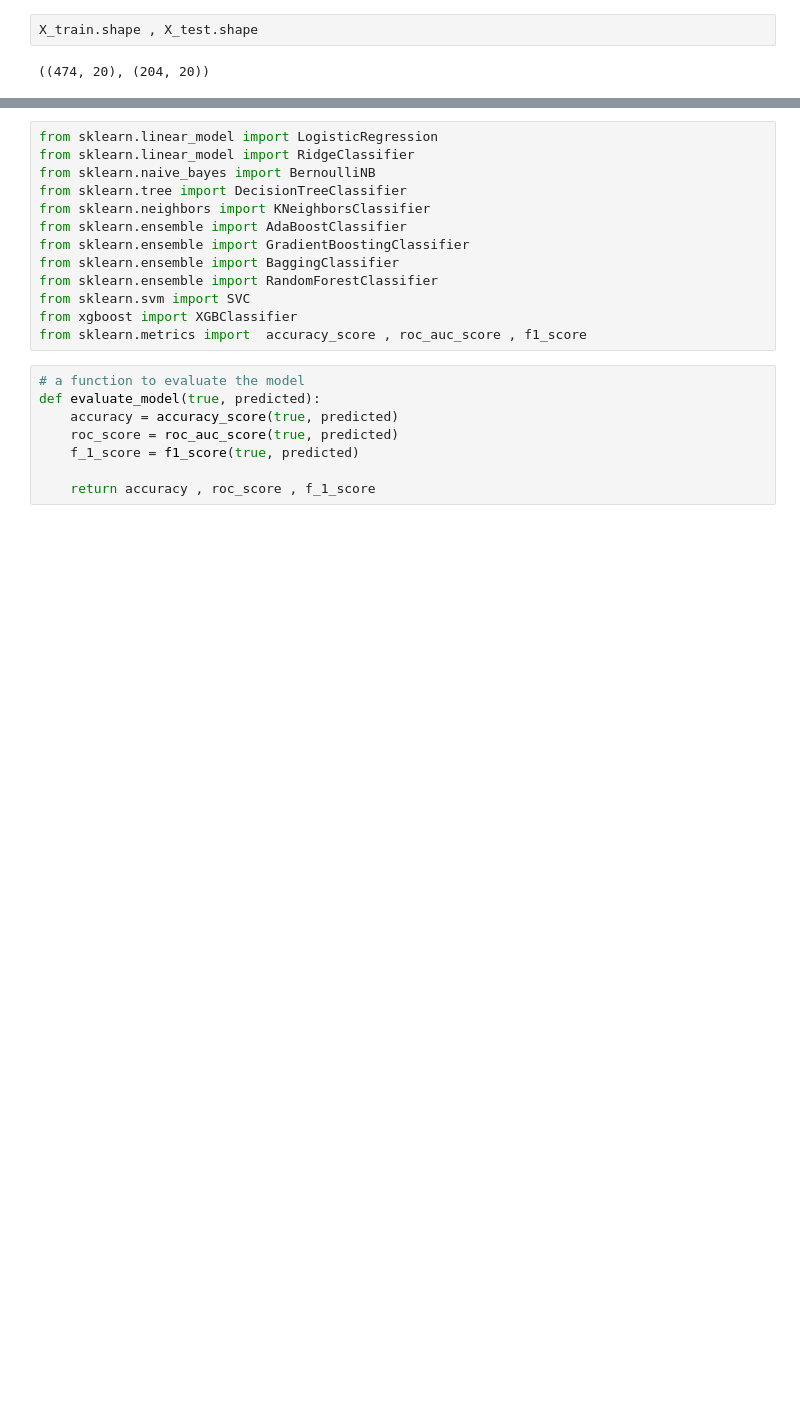
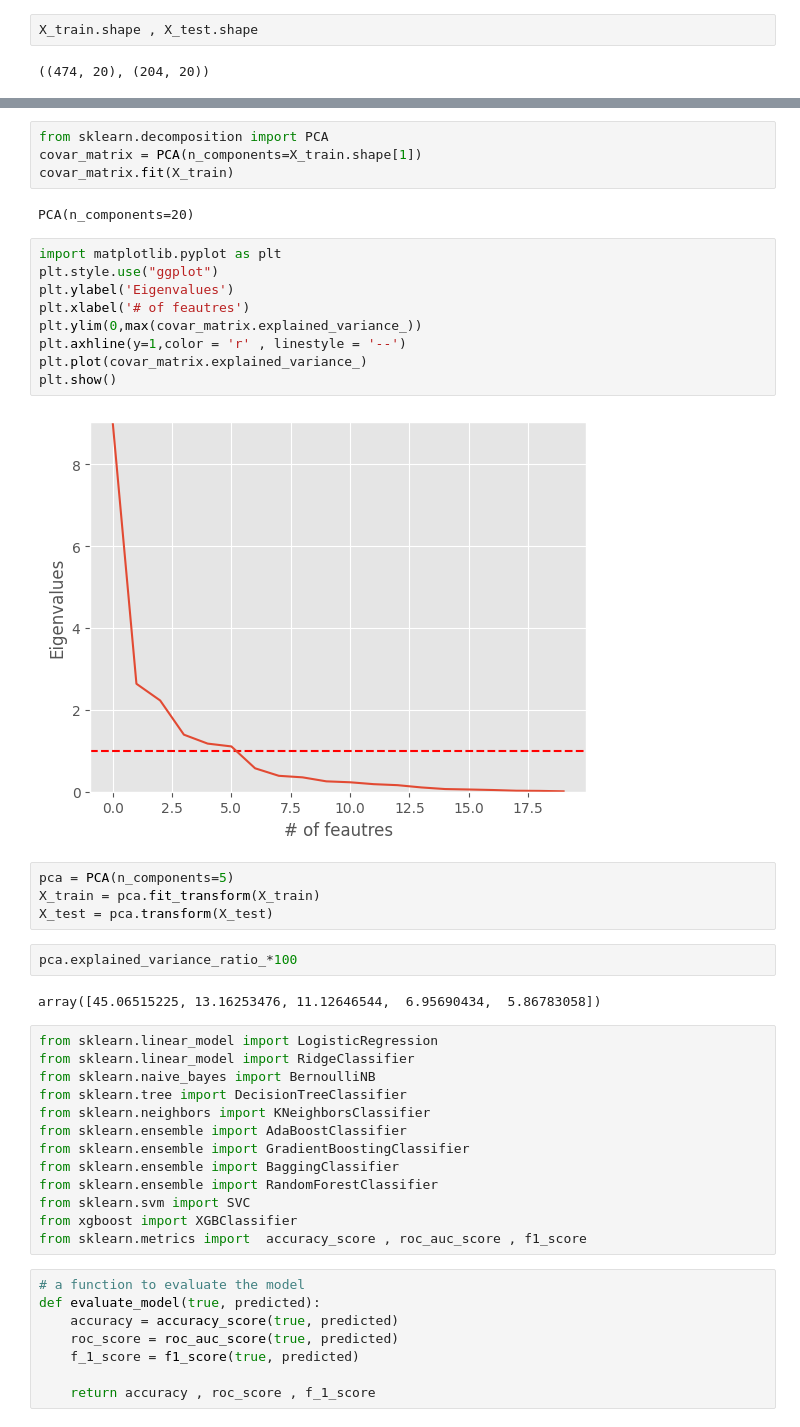
Before and after one commit to tejas05in/BreastCancerPrediction1, a Jupyter notebook: notebooks/model_training.ipynb, the cells around one changed output, grey strips where cells are left out. Saved outputs shown, nothing was run; the diff lists cells and outputs as text; blank space fills up the shorter version.

```diff
--- a/notebooks/model_training.ipynb
+++ b/notebooks/model_training.ipynb
@@ -91,3 +91,28 @@ X_train.head()
+# %%
+from sklearn.decomposition import PCA
+covar_matrix = PCA(n_components=X_train.shape[1])
+covar_matrix.fit(X_train)
+# %% [output]
+PCA(n_components=20)
+# %%
+import matplotlib.pyplot as plt
+plt.style.use("ggplot")
+plt.ylabel('Eigenvalues')
+plt.xlabel('# of feautres')
+plt.ylim(0,max(covar_matrix.explained_variance_))
+plt.axhline(y=1,color = 'r' , linestyle = '--')
+plt.plot(covar_matrix.explained_variance_)
+plt.show()
+# %% [output]
+[figure, added]
+# %%
+pca = PCA(n_components=5)
+X_train = pca.fit_transform(X_train)
+X_test = pca.transform(X_test)
+# %%
+pca.explained_variance_ratio_*100
+# %% [output]
+array([45.06515225, 13.16253476, 11.12646544,  6.95690434,  5.86783058])
 # %%
 from sklearn.linear_model import LogisticRegression
 from sklearn.linear_model import RidgeClassifier
```
Also changed, not shown: parts of 4 cells of this notebook, 3 other files.
